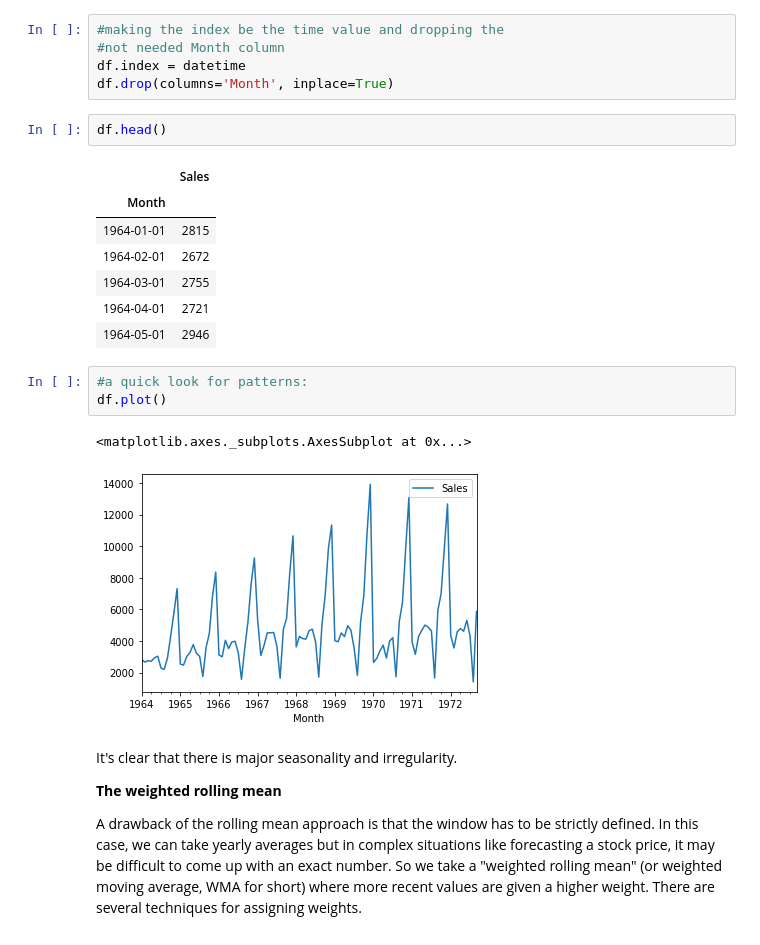
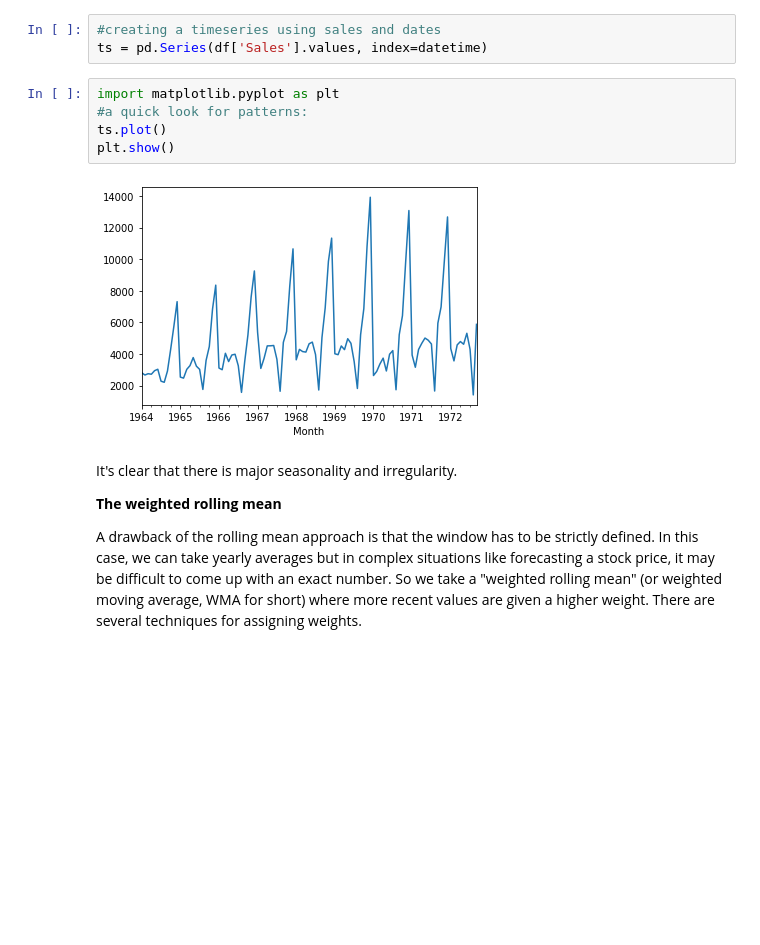
Before and after one commit to andiosika/timeseries, a Jupyter notebook: Champagne_TS.ipynb, the cells around one changed output. Saved outputs shown, nothing was run; the diff lists cells and outputs as text; blank space fills up the shorter version.

```diff
--- a/Champagne_TS.ipynb
+++ b/Champagne_TS.ipynb
@@ -42,24 +48,13 @@ Name: Month, Length: 105, dtype: datetime64[ns]
-# %%
-#making the index be the time value and dropping the
-#not needed Month column
-df.index = datetime
-df.drop(columns='Month', inplace=True)
-# %%
-df.head()
-# %% [output]
-|  | Sales |
-| Month |  |
-| 1964-01-01 | 2815 |
-| 1964-02-01 | 2672 |
-| 1964-03-01 | 2755 |
-| 1964-04-01 | 2721 |
-| 1964-05-01 | 2946 |
+# %%
+#creating a timeseries using sales and dates
+ts = pd.Series(df['Sales'].values, index=datetime)
 # %%
+import matplotlib.pyplot as plt
 #a quick look for patterns:
-df.plot()
+ts.plot()
+plt.show()
 # %% [output]
-<matplotlib.axes._subplots.AxesSubplot at 0x...>
-[figure, old version]
+[figure, new version]
 # %% [markdown]
 It's clear that there is major seasonality and irregularity.
 
```
Also changed, not shown: parts of 21 cells of this notebook.
